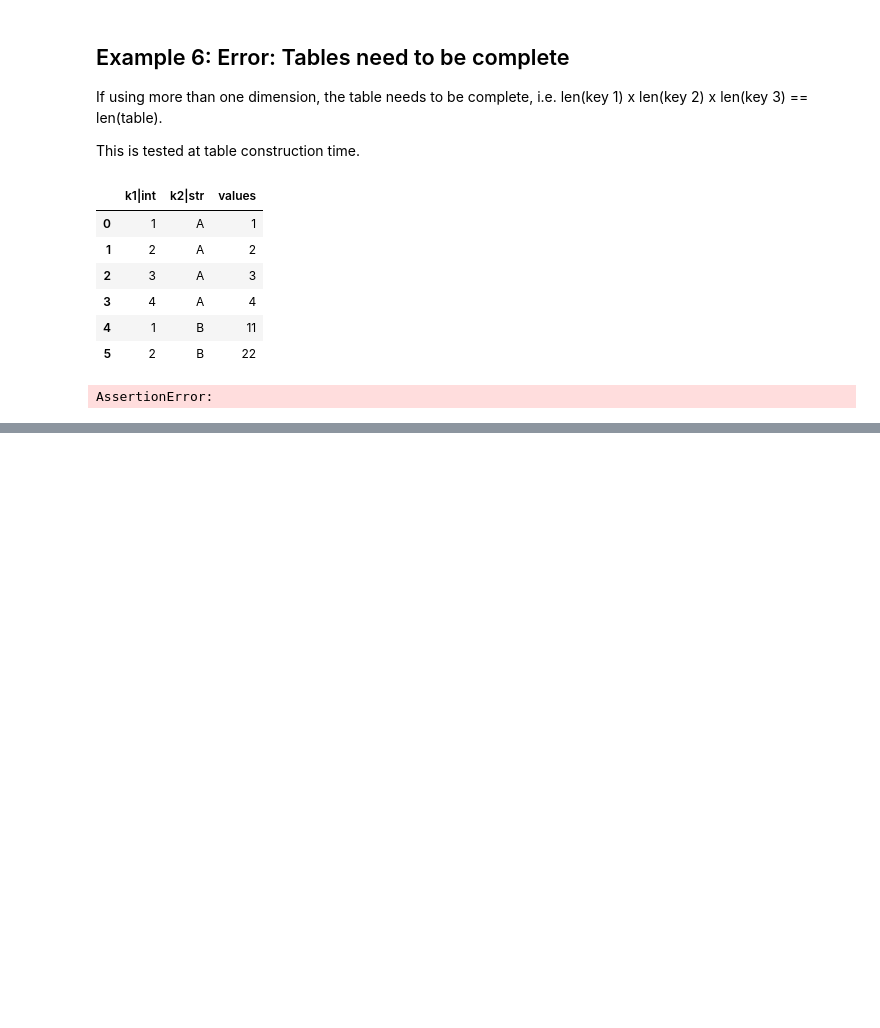
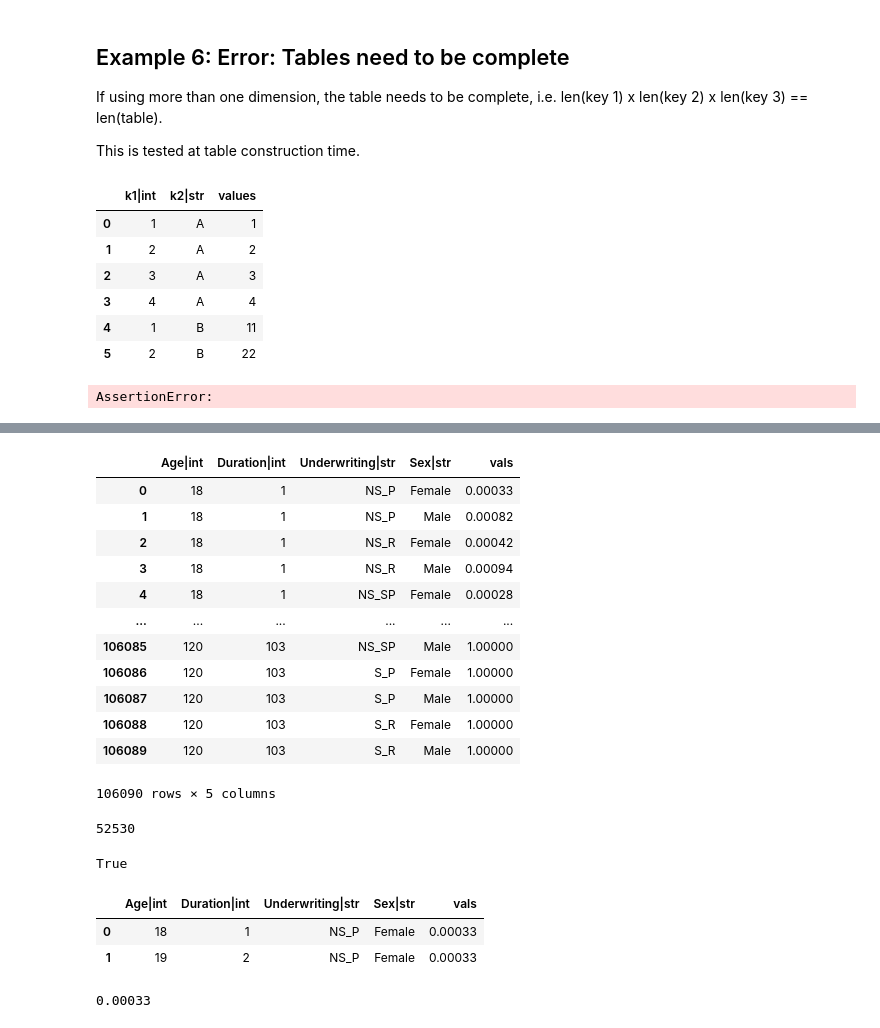
Before and after one commit to lewisfogden/heavylight, a Jupyter notebook: examples/notebook/table_documentation.ipynb, the cells around one changed output, grey strips where cells are left out. Drawn from its saved outputs; the diff is of its cells as text; code cells hidden in the pictures; blank space fills up the shorter version.

```diff
--- a/examples/notebook/table_documentation.ipynb
+++ b/examples/notebook/table_documentation.ipynb
@@ -257,0 +306,3 @@ AssertionError:
+# %%
+df7_keys = list(df7.columns[:-1])
+df7_keys
@@ -257,0 +311,9 @@ AssertionError:
+# %%
+import itertools
+
+# get the unique key columns
+df7_unique_keys = [list(df7[col_name].unique()) for col_name in df7_keys]
+
+# construct a dataframe from the cartesian product of these
+df7_rect_keys = pd.DataFrame(itertools.product(*df7_unique_keys), columns=df7_keys)
+df7_rect_keys
@@ -257,0 +334,27 @@ AssertionError:
+# %%
+# add the values
+df7_rect = df7_rect_keys.merge(right=df7, how='left', on = df7_keys)
+df7_rect
+# %% [output]
+|  | Age|int | Duration|int | Underwriting|str | Sex|str | vals |
+| 0 | 18 | 1 | NS_P | Female | 0.00033 |
+| 1 | 18 | 1 | NS_P | Male | 0.00082 |
+| 2 | 18 | 1 | NS_R | Female | 0.00042 |
+| 3 | 18 | 1 | NS_R | Male | 0.00094 |
+| 4 | 18 | 1 | NS_SP | Female | 0.00028 |
+| ... | ... | ... | ... | ... | ... |
+| 106085 | 120 | 103 | NS_SP | Male | 1.00000 |
+| 106086 | 120 | 103 | S_P | Female | 1.00000 |
+| 106087 | 120 | 103 | S_P | Male | 1.00000 |
+| 106088 | 120 | 103 | S_R | Female | 1.00000 |
+| 106089 | 120 | 103 | S_R | Male | 1.00000 |
+106090 rows × 5 columns
+# %%
+df7_rect.vals.isna().sum()
+# %% [output]
+52530
+# %%
+# check
+df7_rect.shape[0] - df7.shape[0] == df7_rect.vals.isna().sum()
+# %% [output]
+True
@@ -257,0 +363,10 @@ AssertionError:
+# %%
+df7.head(2)
+# %% [output]
+|  | Age|int | Duration|int | Underwriting|str | Sex|str | vals |
+| 0 | 18 | 1 | NS_P | Female | 0.00033 |
+| 1 | 19 | 2 | NS_P | Female | 0.00033 |
+# %%
+tab7[18, 1, 'NS_P', 'Female']
+# %% [output]
+0.00033
```
Also changed, not shown: parts of 8 cells of this notebook, 1 other file.
